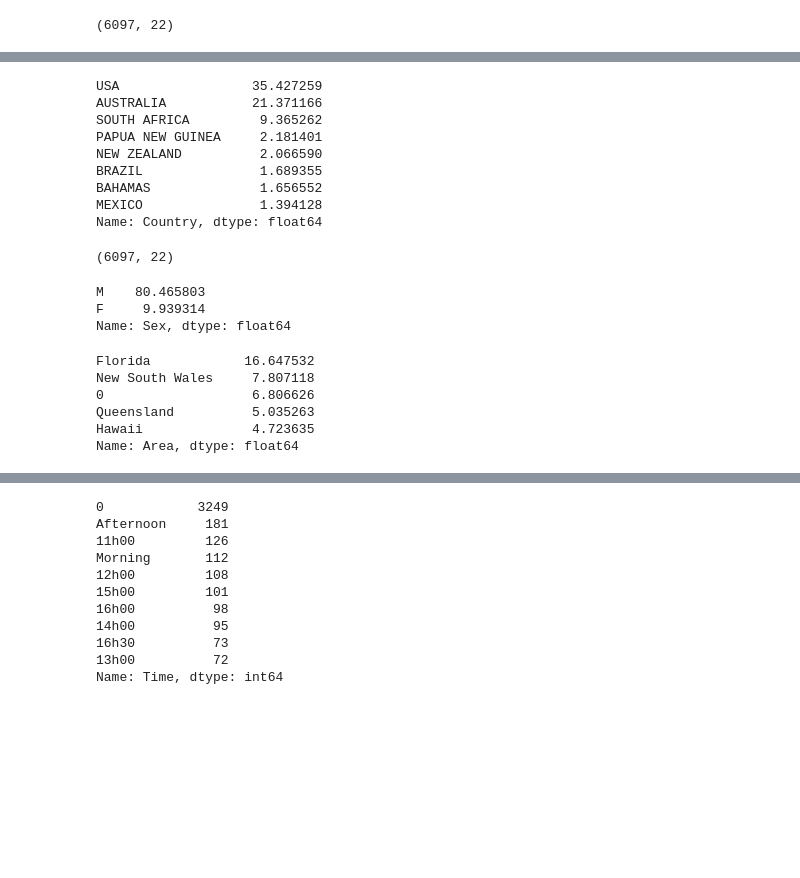
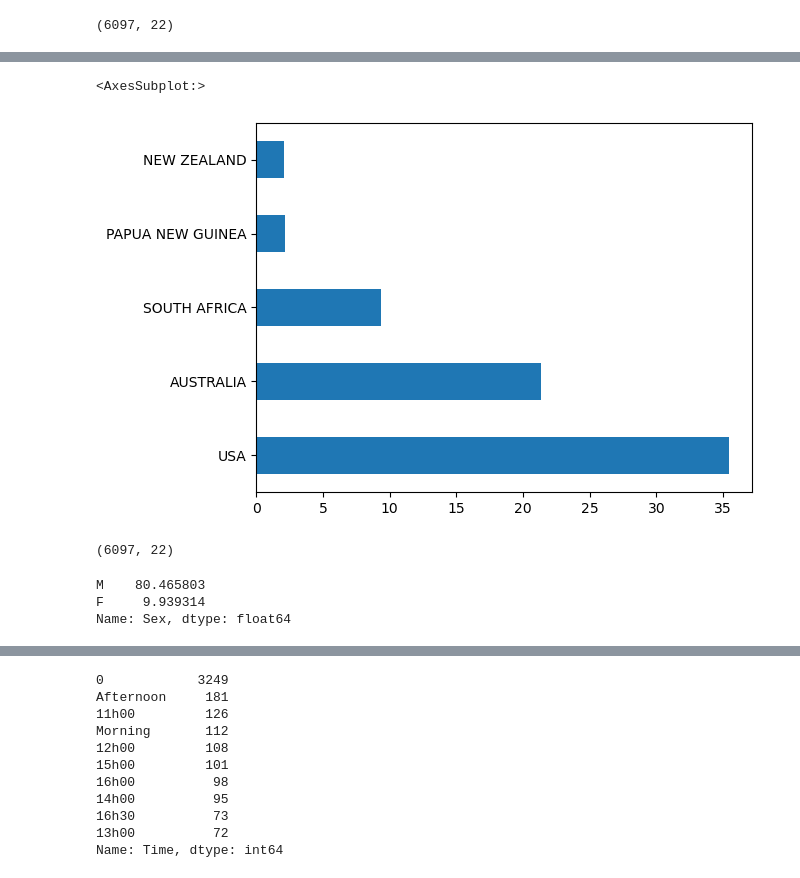
Before and after one commit to JesusGuardiaRamirez/Proyecto_Sharks-DataCleaning, a Jupyter notebook: Re-new.ipynb, the cells around one changed output, grey strips where cells are left out. Saved outputs shown, nothing was run; the diff lists cells and outputs as text; code cells hidden in the pictures; blank space fills up the shorter version.

```diff
--- a/Re-new.ipynb
+++ b/Re-new.ipynb
@@ -142,17 +142,12 @@ df.head(3)
 # Porcentaje por Pais
 Country_counts = df['Country'].value_counts()
 Country_percentages = Country_counts / len(df) * 100
-Country_percentages.head(8)
+Percentages = Country_percentages.head(5)
-# %% [output]
-USA                 35.427259
-AUSTRALIA           21.371166
-SOUTH AFRICA         9.365262
-PAPUA NEW GUINEA     2.181401
-NEW ZEALAND          2.066590
-BRAZIL               1.689355
-BAHAMAS              1.656552
-MEXICO               1.394128
-Name: Country, dtype: float64
+# %%
+Percentages.plot.barh()
+# %% [output]
+<AxesSubplot:>
+[figure, added]
 # %%
 df.shape
 # %% [output]
@@ -161,20 +156,10 @@ df.shape
 # Porcentaje por Sexo
 Sex_counts = df['Sex'].value_counts()
 Sex_percentages = Sex_counts / len(df) * 100
-Sex_percentages.head(2)
+S_percentage = Sex_percentages.head(2)
-# %% [output]
-M    80.465803
-F     9.939314
-Name: Sex, dtype: float64
-# %%
-# Porcentaje por Area
-Area_counts = df['Area'].value_counts()
-Area_percentages = Area_counts / len(df) * 100
-Area_percentages.head(5)
-# %% [output]
-Florida            16.647532
-New South Wales     7.807118
-0                   6.806626
-Queensland          5.035263
-Hawaii              4.723635
-Name: Area, dtype: float64
+# %%
+S_percentage
+# %% [output]
+M    80.465803
+F     9.939314
+Name: Sex, dtype: float64
```
Also changed, not shown: parts of 10 cells of this notebook.
